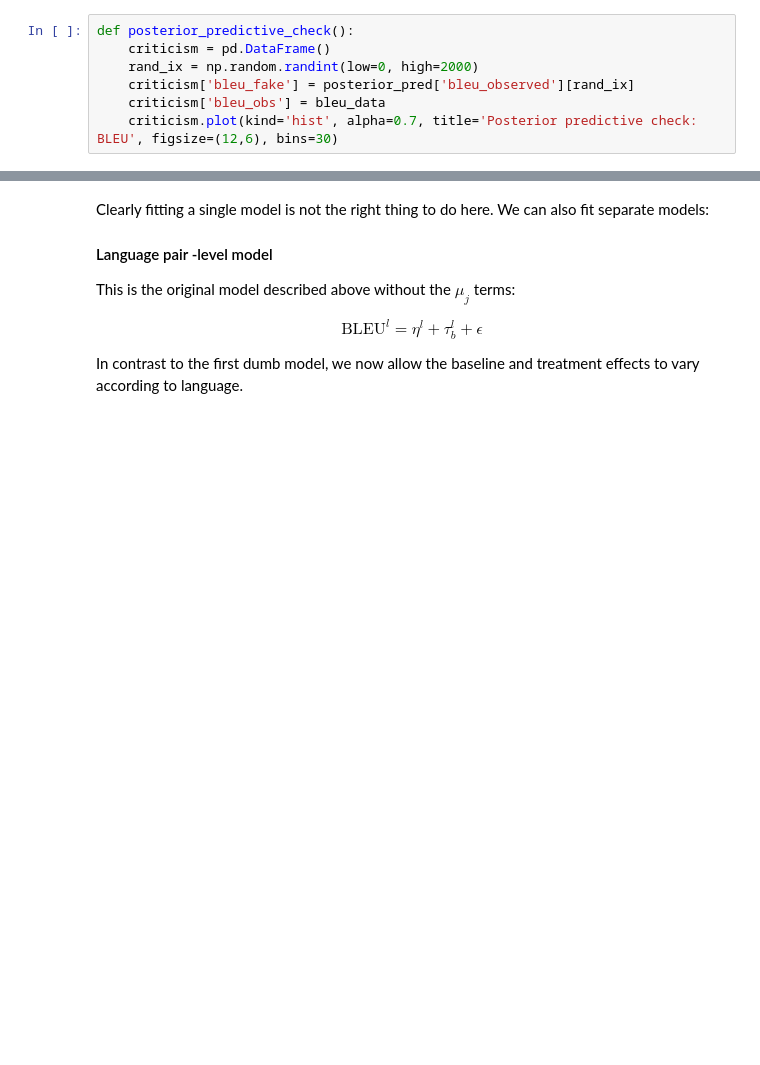
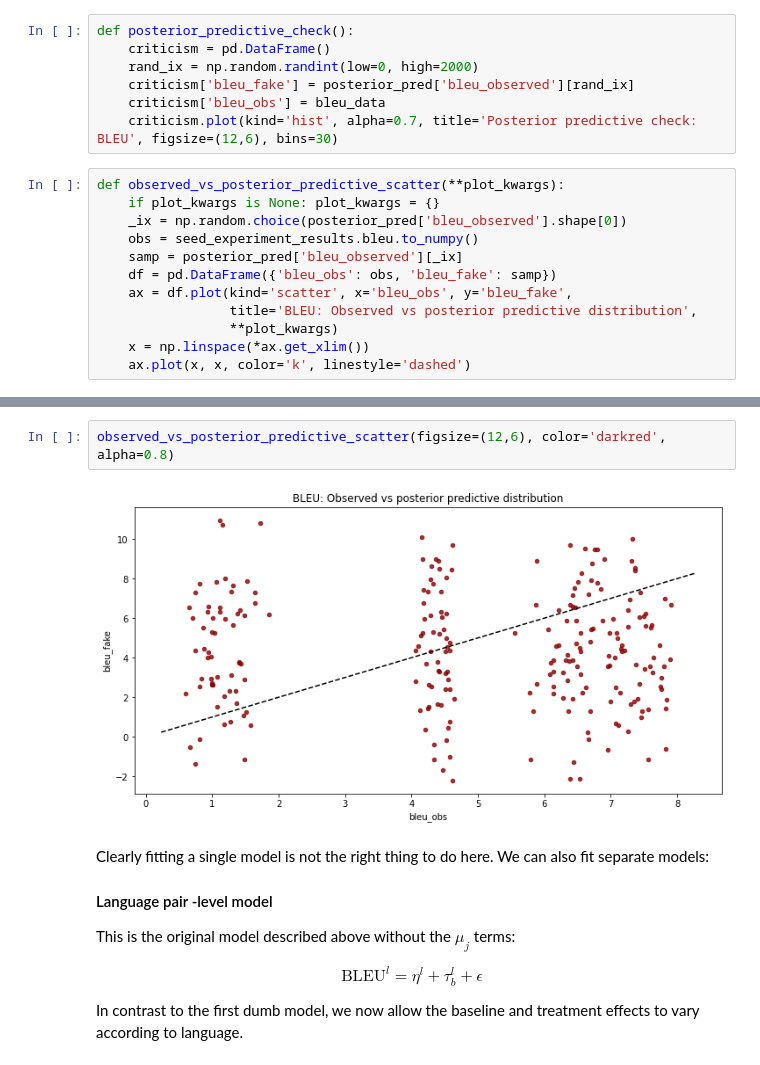
Before and after one commit to j0ma/flores, a Jupyter notebook: bpe-experiment-plots.ipynb, the cells around one changed output, grey strips where cells are left out. Saved outputs shown, nothing was run; the diff lists cells and outputs as text; blank space fills up the shorter version.

```diff
--- a/bpe-experiment-plots.ipynb
+++ b/bpe-experiment-plots.ipynb
@@ -157,6 +157,18 @@ def posterior_predictive_check():
     criticism['bleu_fake'] = posterior_pred['bleu_observed'][rand_ix]
     criticism['bleu_obs'] = bleu_data
     criticism.plot(kind='hist', alpha=0.7, title='Posterior predictive check: BLEU', figsize=(12,6), bins=30)
+# %%
+def observed_vs_posterior_predictive_scatter(**plot_kwargs):
+    if plot_kwargs is None: plot_kwargs = {}
+    _ix = np.random.choice(posterior_pred['bleu_observed'].shape[0])
+    obs = seed_experiment_results.bleu.to_numpy()
+    samp = posterior_pred['bleu_observed'][_ix]
+    df = pd.DataFrame({'bleu_obs': obs, 'bleu_fake': samp})
+    ax = df.plot(kind='scatter', x='bleu_obs', y='bleu_fake',
+                 title='BLEU: Observed vs posterior predictive distribution',
+                 **plot_kwargs)
+    x = np.linspace(*ax.get_xlim())
+    ax.plot(x, x, color='k', linestyle='dashed')
 # %%
 # model criticism
 posterior_predictive_check()
@@ -165,3 +177,7 @@ posterior_predictive_check()
+# %%
+observed_vs_posterior_predictive_scatter(figsize=(12,6), color='darkred', alpha=0.8)
+# %% [output]
+[figure, added]
 # %% [markdown]
 Clearly fitting a single model is not the right thing to do here. We can also fit separate models:
 
```
Also changed, not shown: parts of 34 cells of this notebook, 11 other files.
